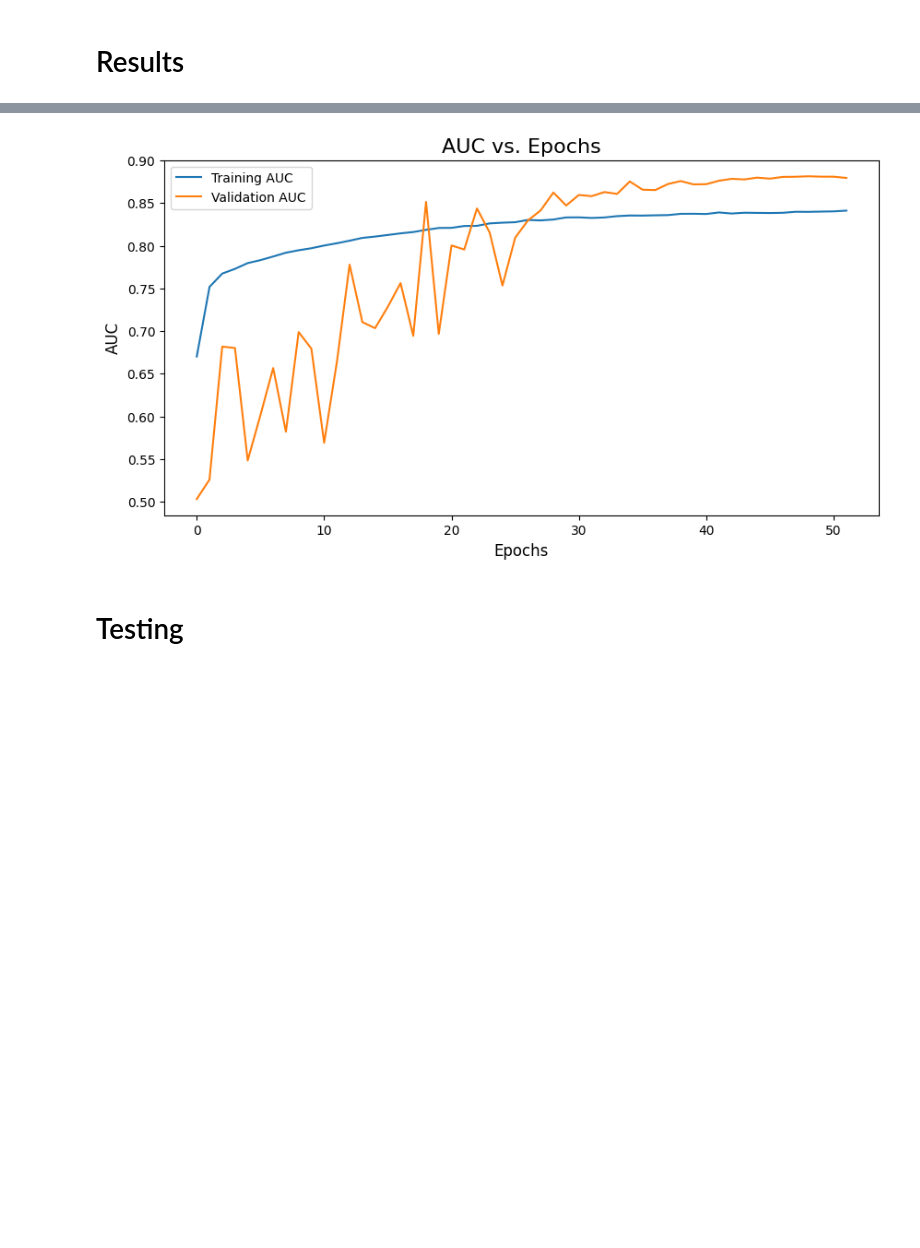
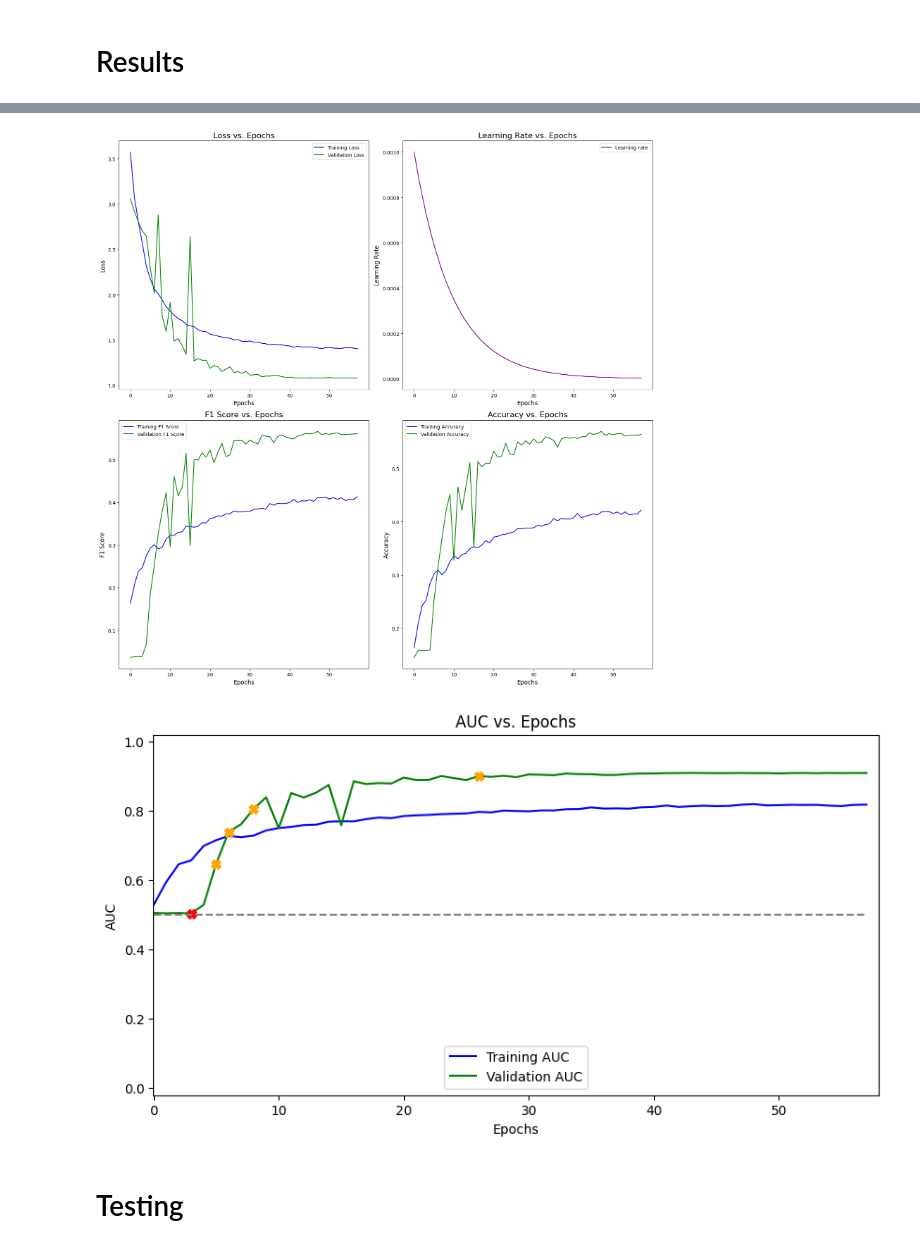
Before and after one commit to keneth4/ml_projects, a Jupyter notebook: deep_learning/2. ResNet50 Age-Estimation Tensorflow.ipynb, the cells around one changed output, grey strips where cells are left out. Saved outputs shown, nothing was run; the diff lists cells and outputs as text; code cells hidden in the pictures; blank space fills up the shorter version.

```diff
--- a/deep_learning/2. ResNet50 Age-Estimation Tensorflow.ipynb
+++ b/deep_learning/2. ResNet50 Age-Estimation Tensorflow.ipynb
@@ -490,3 +426,14 @@ Test shape: (6610, 2)
 # %% [markdown]
 ### Generators
+# %%
+# Create a function to randomly select one augmentation
+def random_augmentation(image):
+    aug = np.random.choice([
+        horizontal_flip,
+        random_brightness,
+        add_gaussian_noise,
+        add_speckle_noise,
+        add_salt_and_pepper_noise
+    ])
+    return aug(image)
 # %%
@@ -542,7 +490,7 @@ def test_generator(test_df, files_path):
 # %% [markdown]
 ### Callbacks
 # %%
-es = EarlyStopping(monitor=EARLY_STOPPING_MONITOR, patience=PATIENCE, mode='max', verbose=VERBOSE)
+es = EarlyStopping(monitor=EARLY_STOPPING_MONITOR, patience=PATIENCE, mode='max', verbose=VERBOSE, restore_best_weights=True)
 mc = ModelCheckpoint(MODEL_CHECKPOINT_SAVE_PATH, monitor=MODEL_CHECKPOINT_MONITOR,
                      mode=MODEL_CHECKPOINT_MODE, verbose=VERBOSE, save_best_only=MODEL_CHECKPOINT_SAVE_BEST_ONLY,
                      save_weights_only=MODEL_CHECKPOINT_SAVE_WEIGHTS_ONLY, save_freq=MODEL_CHECKPOINT_SAVE_FREQ)
@@ -551,13 +499,13 @@ lr_scheduler = LearningRateScheduler(lambda x: 1e-3 * 0.9 ** x)
 ### Model compilation
 # %%
 # Create instance of CustomResNet50
-resnet50 = CustomResNet50(input_shape=INPUT_SHAPE, num_classes=len(age_groups))
+resnet50 = CustomResNet50(input_shape=INPUT_SHAPE, num_classes=num_classes)
 
 # Compile the model
 resnet50.compile(optimizer=Adam(learning_rate=LEARNING_RATE),
                  loss='categorical_crossentropy',
                  metrics=[
-                    F1Score(num_classes=len(age_groups), average='macro', name='f1_score'),
+                    F1Score(num_classes=num_classes, average='macro', name='f1_score'),
                     CategoricalAccuracy(name='accuracy'),
                     AUC(name='auc')])
 # %% [markdown]
@@ -643,15 +616,9 @@ plt.show()
-# %%
-# Plot AUC
-plt.figure(figsize=(10, 5))
-plt.plot(history.history['auc'], label='Training AUC')
-plt.plot(history.history['val_auc'], label='Validation AUC')
-plt.title('AUC vs. Epochs', fontsize=16)
-plt.xlabel('Epochs', fontsize=12)
-plt.ylabel('AUC', fontsize=12)
-plt.legend()
-plt.show()
-# %% [output]
-[figure, removed]
+# %%
+# Plot the training metrics
+plot_training_metrics(history)
+# %% [output]
+[figure, added]
+[figure, added]
 # %% [markdown]
 # Testing
 # %%
```
Also changed, not shown: parts of 29 cells of this notebook.
